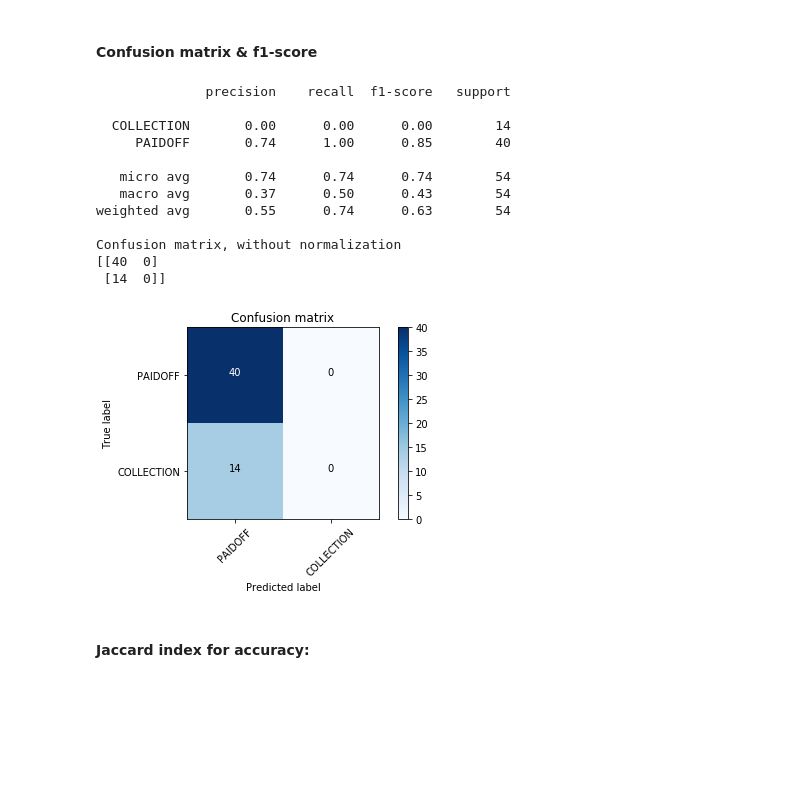
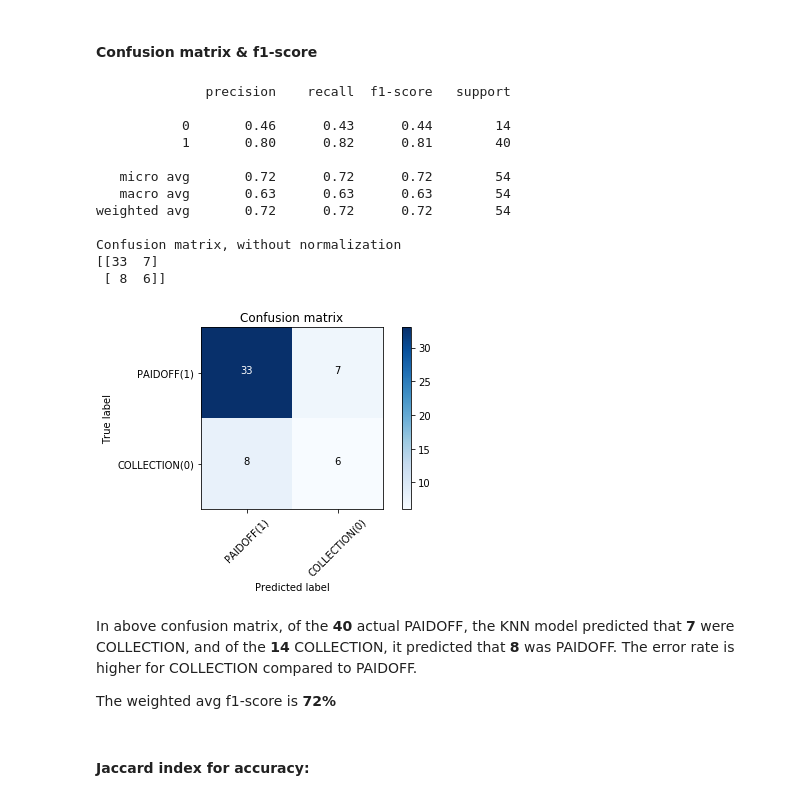
Before and after one commit to M-L-5000/Capstone-projects, a Jupyter notebook: Final project - Machine Learning with Python.ipynb, the cells around one changed output. Cells and saved outputs as stored; diff of their text form; code cells hidden in the pictures; blank space fills up the shorter version.

```diff
--- a/Final project - Machine Learning with Python.ipynb
+++ b/Final project - Machine Learning with Python.ipynb
@@ -426,10 +394,0 @@ Accuracy for Decision Trees build with training dataset: 0.600
-# %%
-# Compute confusion matrix
-cnf_matrix = confusion_matrix(y_test, y_pred, labels=["PAIDOFF", "COLLECTION"])
-np.set_printoptions(precision=2)
-
-print (classification_report(y_test, y_pred))
-
-# Plot non-normalized confusion matrix
-plt.figure()
-plot_confusion_matrix(cnf_matrix, classes=['PAIDOFF','COLLECTION'], normalize= False,  title='Confusion matrix')
@@ -527,10 +453,0 @@ Accuracy for SVM build with training dataset: 0.686
-# %%
-# Compute confusion matrix
-cnf_matrix = confusion_matrix(y_test, y_pred, labels=["PAIDOFF", "COLLECTION"])
-np.set_printoptions(precision=2)
-
-print (classification_report(y_test, y_pred))
-
-# Plot non-normalized confusion matrix
-plt.figure()
-plot_confusion_matrix(cnf_matrix, classes=['PAIDOFF','COLLECTION'], normalize= False,  title='Confusion matrix')
@@ -649,6 +545,7 @@ test_df['dayofweek'] = test_df['effective_date'].dt.dayofweek
 test_df['weekend'] = test_df['dayofweek'].apply(lambda x: 1 if (x>3)  else 0)
 
 test_df['Gender'].replace(to_replace=['male','female'], value=[0,1],inplace=True)
+test_df['loan_status'].replace(to_replace=['COLLECTION','PAIDOFF'], value=[0,1],inplace=True)
 
 Feature_test = test_df[['Principal','terms','age','Gender','weekend']]
 Feature_test = pd.concat([Feature_test,pd.get_dummies(test_df['education'])], axis=1)
@@ -656,7 +553,8 @@ Feature_test.drop(['Master or Above'], axis = 1,inplace=True)
 
 X_test = Feature_test
 X_test = preprocessing.StandardScaler().fit(X_test).transform(X_test)
-y_test = test_df['loan_status'].values
+
+y_test = test_df['loan_status']
 # %% [markdown]
 ### Evaluation of K Nearest Neighbor model on test set
 # %% [markdown]
@@ -698,9 +596,9 @@ def plot_confusion_matrix(cm, classes,
 # %%
 def compute_confusion_matrix(y_test,y_pred, Normalize=False):
     # Compute confusion matrix
-    cnf_matrix = confusion_matrix(y_test, y_pred, labels=["PAIDOFF", "COLLECTION"])
+    cnf_matrix = confusion_matrix(y_test, y_pred, labels=[1,0])
     np.set_printoptions(precision=2)
     print (classification_report(y_test, y_pred))
     # Plot non-normalized confusion matrix
     plt.figure()
-    plot_confusion_matrix(cnf_matrix, classes=['PAIDOFF','COLLECTION'], normalize= Normalize,  title='Confusion matrix')
+    plot_confusion_matrix(cnf_matrix, classes=['PAIDOFF(1)','COLLECTION(0)'], normalize= Normalize,  title='Confusion matrix')
@@ -732,22 +636,28 @@ The jaccard index for accuracy: 0.72
 # %% [markdown]
 #### Confusion matrix & f1-score
 # %%
+Depth = 5
+Tree_model =  DecisionTreeClassifier(criterion="entropy", max_depth = Depth).fit(X,y)
 y_pred_TREE = Tree_model.predict(X_test)
 compute_confusion_matrix(y_test,y_pred_TREE)
 # %% [output]
               precision    recall  f1-score   support
 
-  COLLECTION       0.00      0.00      0.00        14
-     PAIDOFF       0.74      1.00      0.85        40
+           0       0.46      0.43      0.44        14
+           1       0.80      0.82      0.81        40
 
-   micro avg       0.74      0.74      0.74        54
-   macro avg       0.37      0.50      0.43        54
-weighted avg       0.55      0.74      0.63        54
+   micro avg       0.72      0.72      0.72        54
+   macro avg       0.63      0.63      0.63        54
+weighted avg       0.72      0.72      0.72        54
 
 Confusion matrix, without normalization
-[[40  0]
- [14  0]]
+[[33  7]
+ [ 8  6]]
-[figure, old version]
+[figure, new version]
+# %% [markdown]
+In above confusion matrix, of the __40__ actual PAIDOFF, the KNN model predicted that __7__ were COLLECTION, and of the __14__ COLLECTION, it predicted that __8__ was PAIDOFF. The error rate is higher for COLLECTION compared to PAIDOFF.
+
+The weighted avg f1-score is __72%__
 # %% [markdown]
 #### Jaccard index for accuracy:
 # %%
```
Also changed, not shown: parts of 69 cells of this notebook.
